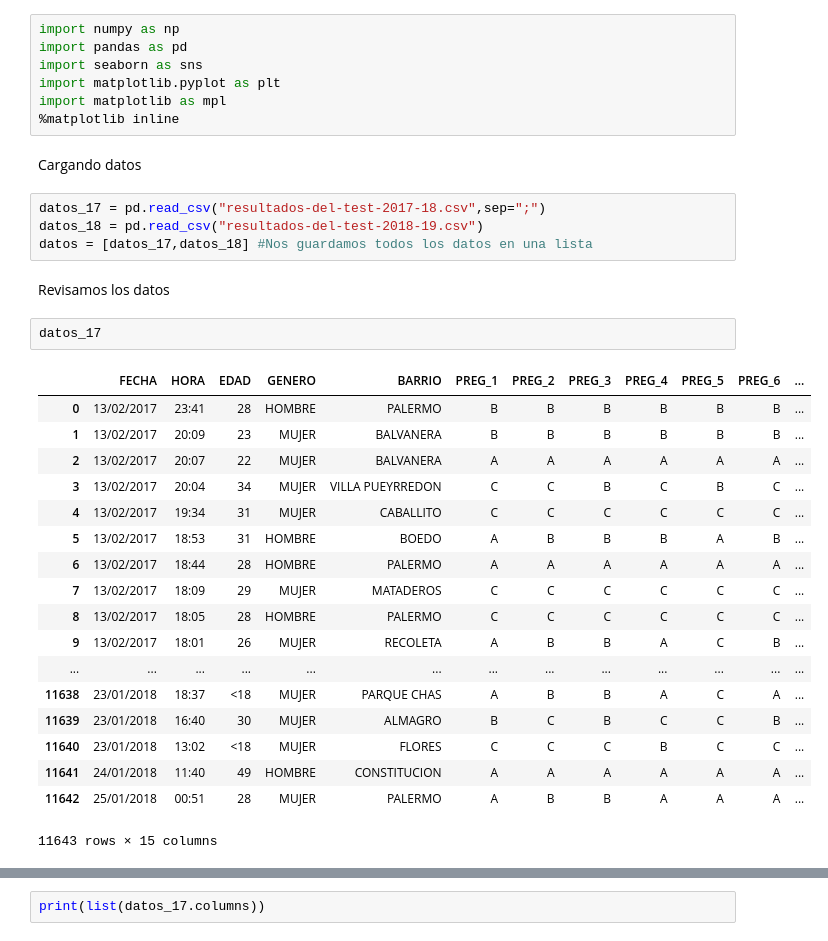
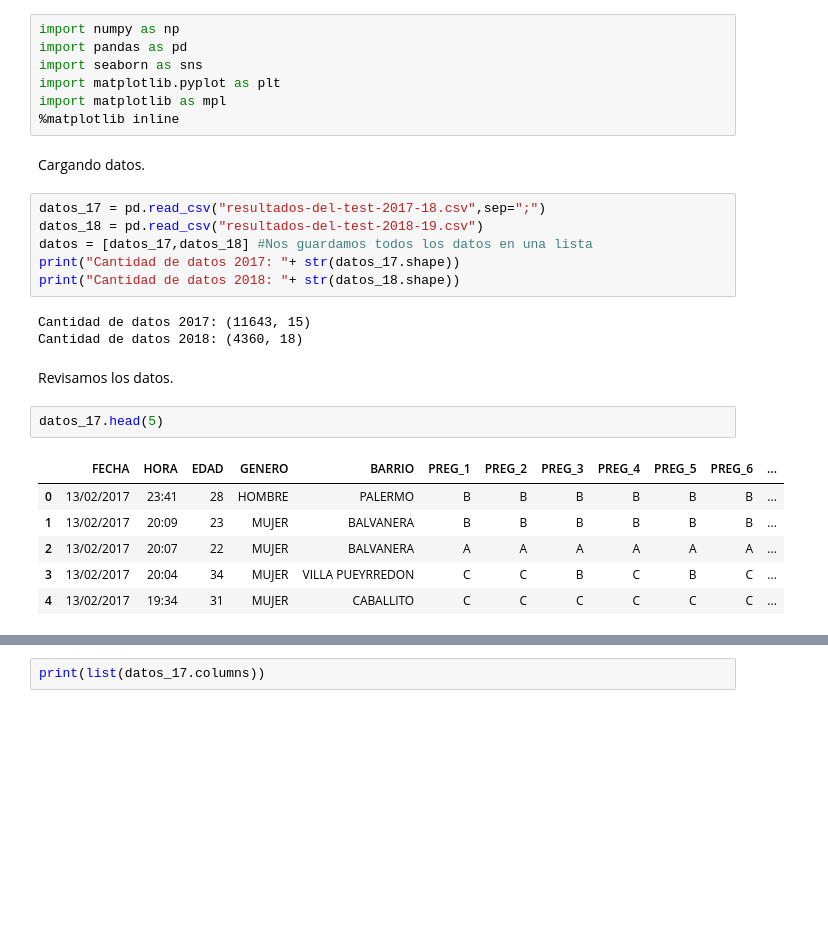
Before and after one commit to Villamaru/test_noviazgo, a Jupyter notebook: Analisis exploratorio.ipynb, the cells around one changed output, grey strips where cells are left out. Cells and saved outputs as stored; diff of their text form; blank space fills up the shorter version.

```diff
--- a/Analisis exploratorio.ipynb
+++ b/Analisis exploratorio.ipynb
@@ -10,32 +16,25 @@ import matplotlib.pyplot as plt
 import matplotlib as mpl
 %matplotlib inline
 # %% [markdown]
-Cargando datos
+Cargando datos.
 # %%
 datos_17 = pd.read_csv("resultados-del-test-2017-18.csv",sep=";")
 datos_18 = pd.read_csv("resultados-del-test-2018-19.csv")
 datos = [datos_17,datos_18] #Nos guardamos todos los datos en una lista
+print("Cantidad de datos 2017: "+ str(datos_17.shape))
+print("Cantidad de datos 2018: "+ str(datos_18.shape))
+# %% [output]
+Cantidad de datos 2017: (11643, 15)
+Cantidad de datos 2018: (4360, 18)
 # %% [markdown]
-Revisamos los datos
+Revisamos los datos.
 # %%
-datos_17
+datos_17.head(5)
 # %% [output]
 |  | FECHA | HORA | EDAD | GENERO | BARRIO | PREG_1 | PREG_2 | PREG_3 | PREG_4 | PREG_5 | PREG_6 | ... |
 | 0 | 13/02/2017 | 23:41 | 28 | HOMBRE | PALERMO | B | B | B | B | B | B | ... |
 | 1 | 13/02/2017 | 20:09 | 23 | MUJER | BALVANERA | B | B | B | B | B | B | ... |
 | 2 | 13/02/2017 | 20:07 | 22 | MUJER | BALVANERA | A | A | A | A | A | A | ... |
 | 3 | 13/02/2017 | 20:04 | 34 | MUJER | VILLA PUEYRREDON | C | C | B | C | B | C | ... |
 | 4 | 13/02/2017 | 19:34 | 31 | MUJER | CABALLITO | C | C | C | C | C | C | ... |
-| 5 | 13/02/2017 | 18:53 | 31 | HOMBRE | BOEDO | A | B | B | B | A | B | ... |
-| 6 | 13/02/2017 | 18:44 | 28 | HOMBRE | PALERMO | A | A | A | A | A | A | ... |
-| 7 | 13/02/2017 | 18:09 | 29 | MUJER | MATADEROS | C | C | C | C | C | C | ... |
-| 8 | 13/02/2017 | 18:05 | 28 | HOMBRE | PALERMO | C | C | C | C | C | C | ... |
-| 9 | 13/02/2017 | 18:01 | 26 | MUJER | RECOLETA | A | B | B | A | C | B | ... |
-| ... | ... | ... | ... | ... | ... | ... | ... | ... | ... | ... | ... | ... |
-| 11638 | 23/01/2018 | 18:37 | <18 | MUJER | PARQUE CHAS | A | B | B | A | C | A | ... |
-| 11639 | 23/01/2018 | 16:40 | 30 | MUJER | ALMAGRO | B | C | B | C | C | B | ... |
-| 11640 | 23/01/2018 | 13:02 | <18 | MUJER | FLORES | C | C | C | B | C | C | ... |
-| 11641 | 24/01/2018 | 11:40 | 49 | HOMBRE | CONSTITUCION | A | A | A | A | A | A | ... |
-| 11642 | 25/01/2018 | 00:51 | 28 | MUJER | PALERMO | A | B | B | A | A | A | ... |
-11643 rows × 15 columns
 # %%
```
Also changed, not shown: parts of 14 cells of this notebook, 3 other files.
